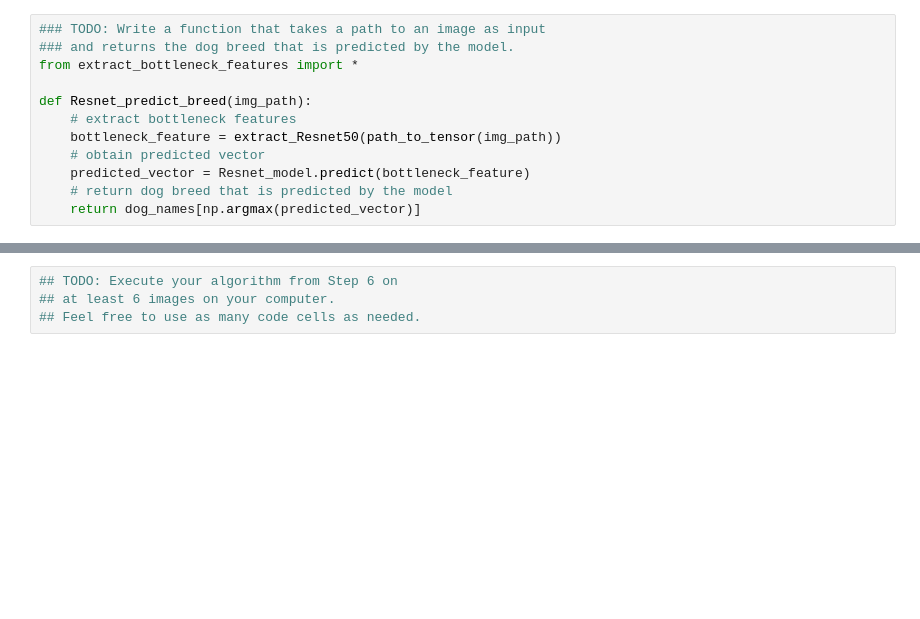
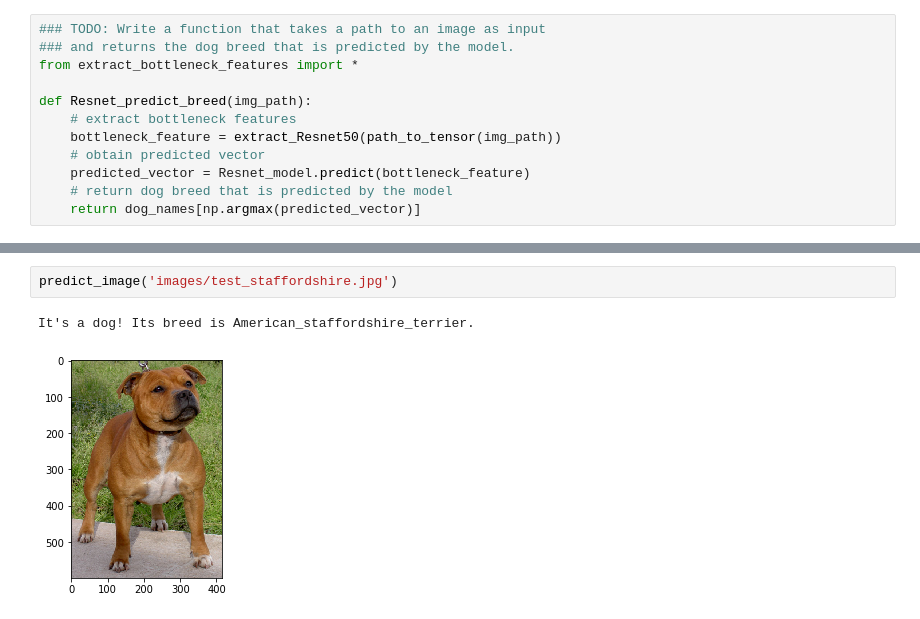
Before and after one commit to thirupathipattipaka/dog-project, a Jupyter notebook: dog_app.ipynb, the cells around one changed output, grey strips where cells are left out. Drawn from its saved outputs; the diff is of its cells as text; blank space fills up the shorter version.

```diff
--- a/dog_app.ipynb
+++ b/dog_app.ipynb
@@ -757,4 +834,5 @@ __Answer:__
-# %%
-## TODO: Execute your algorithm from Step 6 on
-## at least 6 images on your computer.
-## Feel free to use as many code cells as needed.
+# %%
+predict_image('images/test_staffordshire.jpg')
+# %% [output]
+It's a dog! Its breed is American_staffordshire_terrier.
+[figure, added]
```
Also changed, not shown: parts of 13 cells of this notebook.
